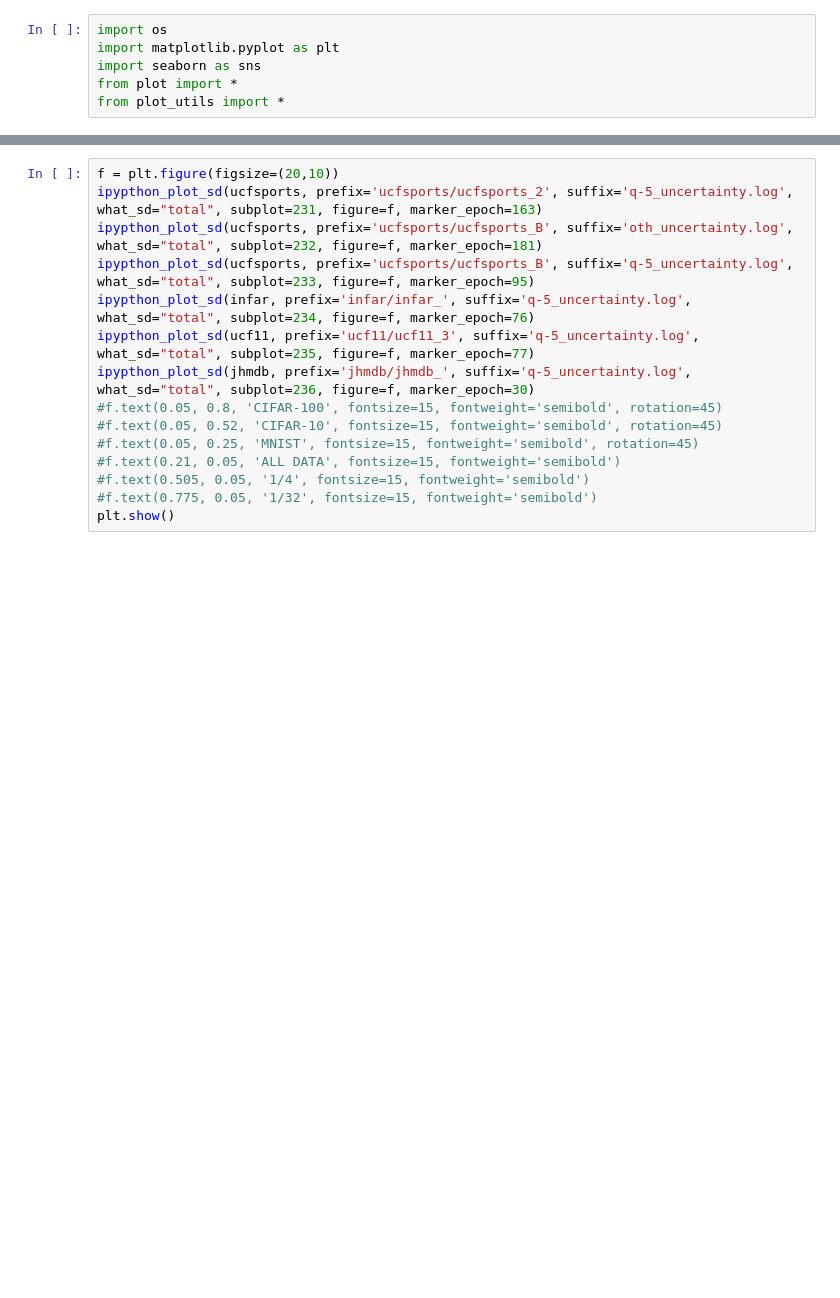
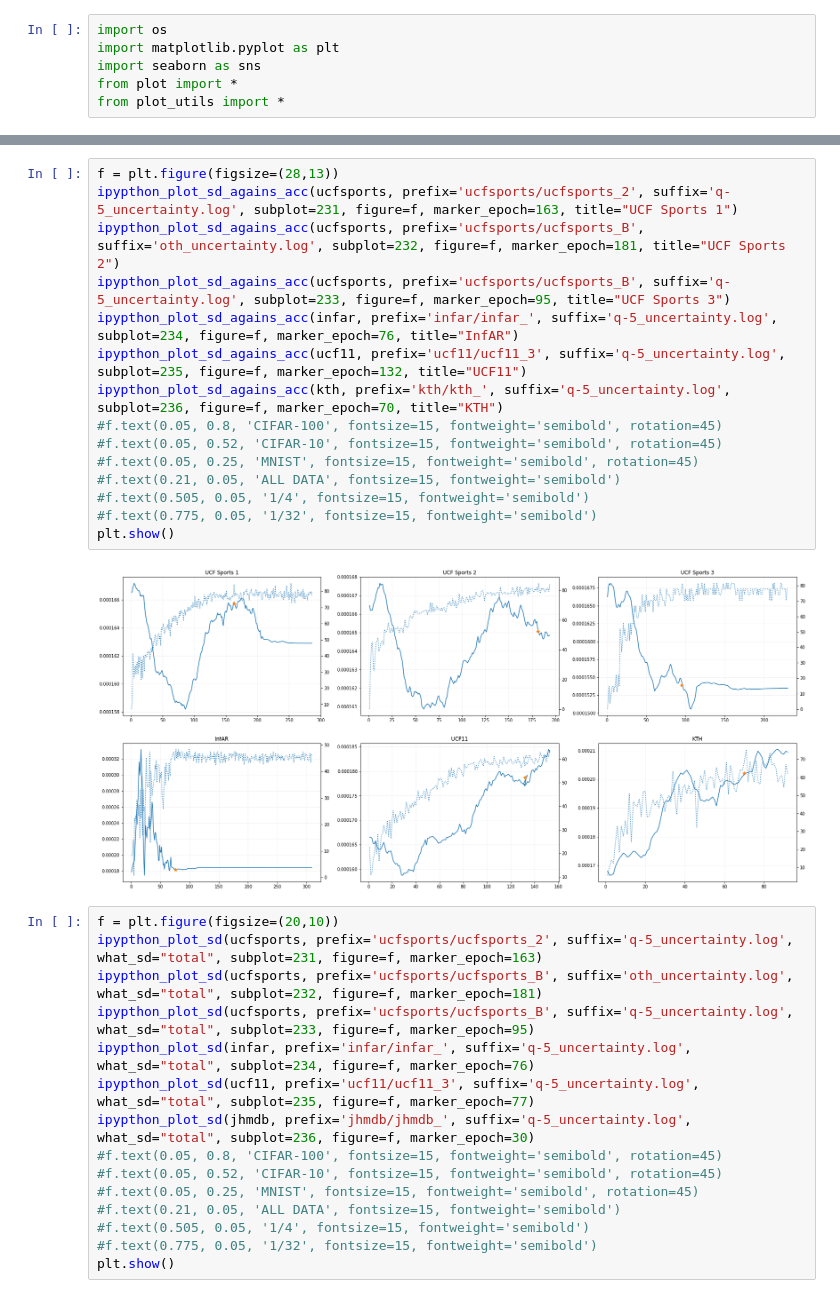
Before and after one commit to mrivar/3D-Bayesian-ResNets-PyTorch, a Jupyter notebook: results/standard_deviations.ipynb, the cells around one changed output, grey strips where cells are left out. Drawn from its saved outputs; the diff is of its cells as text; blank space fills up the shorter version.

```diff
--- a/results/standard_deviations.ipynb
+++ b/results/standard_deviations.ipynb
@@ -35,3 +35,20 @@ plt.show()
+# %%
+f = plt.figure(figsize=(28,13))
+ipypthon_plot_sd_agains_acc(ucfsports, prefix='ucfsports/ucfsports_2', suffix='q-5_uncertainty.log', subplot=231, figure=f, marker_epoch=163, title="UCF Sports 1")
+ipypthon_plot_sd_agains_acc(ucfsports, prefix='ucfsports/ucfsports_B', suffix='oth_uncertainty.log', subplot=232, figure=f, marker_epoch=181, title="UCF Sports 2")
+ipypthon_plot_sd_agains_acc(ucfsports, prefix='ucfsports/ucfsports_B', suffix='q-5_uncertainty.log', subplot=233, figure=f, marker_epoch=95, title="UCF Sports 3")
+ipypthon_plot_sd_agains_acc(infar, prefix='infar/infar_', suffix='q-5_uncertainty.log', subplot=234, figure=f, marker_epoch=76, title="InfAR")
+ipypthon_plot_sd_agains_acc(ucf11, prefix='ucf11/ucf11_3', suffix='q-5_uncertainty.log', subplot=235, figure=f, marker_epoch=132, title="UCF11")
+ipypthon_plot_sd_agains_acc(kth, prefix='kth/kth_', suffix='q-5_uncertainty.log', subplot=236, figure=f, marker_epoch=70, title="KTH")
+#f.text(0.05, 0.8, 'CIFAR-100', fontsize=15, fontweight='semibold', rotation=45)
+#f.text(0.05, 0.52, 'CIFAR-10', fontsize=15, fontweight='semibold', rotation=45)
+#f.text(0.05, 0.25, 'MNIST', fontsize=15, fontweight='semibold', rotation=45)
+#f.text(0.21, 0.05, 'ALL DATA', fontsize=15, fontweight='semibold')
+#f.text(0.505, 0.05, '1/4', fontsize=15, fontweight='semibold')
+#f.text(0.775, 0.05, '1/32', fontsize=15, fontweight='semibold')
+plt.show()
+# %% [output]
+[figure, added]
 # %%
 f = plt.figure(figsize=(20,10))
 ipypthon_plot_sd(ucfsports, prefix='ucfsports/ucfsports_2', suffix='q-5_uncertainty.log', what_sd="total", subplot=231, figure=f, marker_epoch=163)
```
Also changed, not shown: parts of 2 cells of this notebook, 49 other files.
